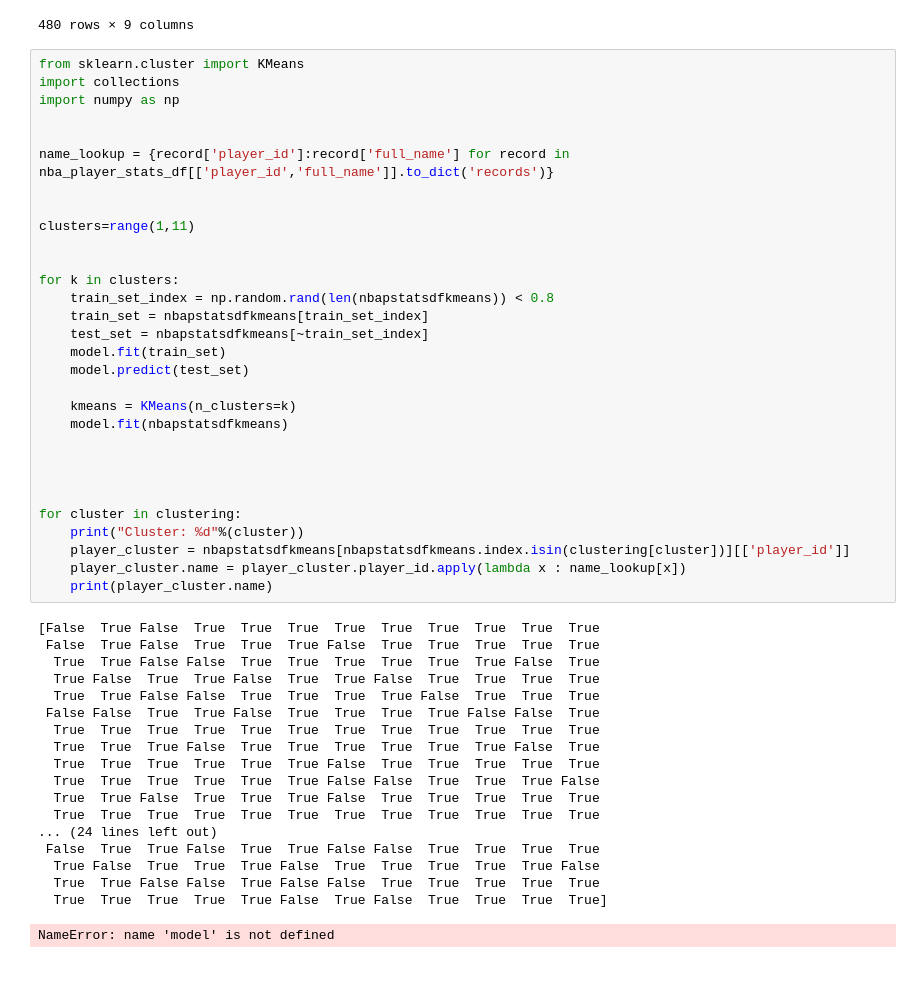
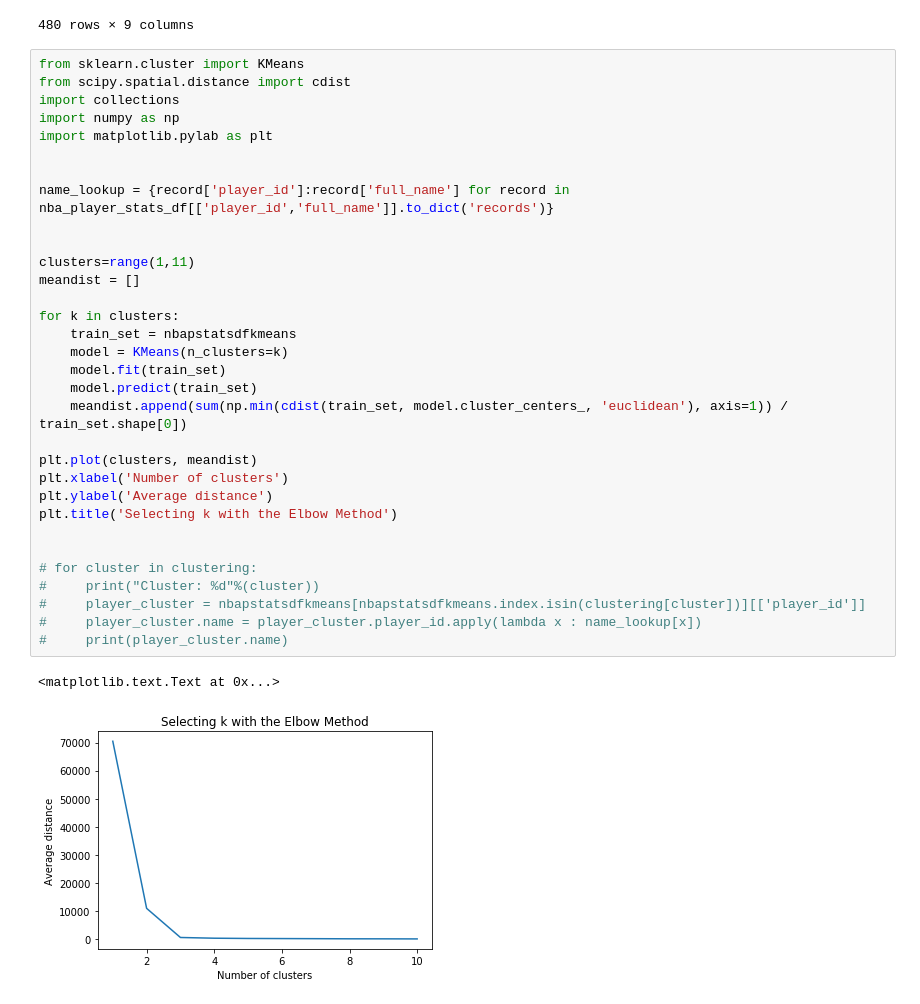
Before and after one commit to AndreiUngur/Codejam2017, a Jupyter notebook: Getting_NBA_Data.ipynb, the cells around one changed output. Cells and saved outputs as stored; diff of their text form; blank space fills up the shorter version.

Commit message:
addded in a graph to visualize elbow in kmeans clustering

```diff
--- a/Getting_NBA_Data.ipynb
+++ b/Getting_NBA_Data.ipynb
@@ -89,50 +89,36 @@ nbapstatsdfkmeans
 480 rows × 9 columns
 # %%
 from sklearn.cluster import KMeans
+from scipy.spatial.distance import cdist
 import collections
 import numpy as np
+import matplotlib.pylab as plt
 
 
 name_lookup = {record['player_id']:record['full_name'] for record in nba_player_stats_df[['player_id','full_name']].to_dict('records')}
 
 
 clusters=range(1,11)
+meandist = []
+
+for k in clusters:
+    train_set = nbapstatsdfkmeans
+    model = KMeans(n_clusters=k)
+    model.fit(train_set)
+    model.predict(train_set)
+    meandist.append(sum(np.min(cdist(train_set, model.cluster_centers_, 'euclidean'), axis=1)) / train_set.shape[0])
+
+plt.plot(clusters, meandist)
+plt.xlabel('Number of clusters')
+plt.ylabel('Average distance')
+plt.title('Selecting k with the Elbow Method')
 
 
-for k in clusters:
-    train_set_index = np.random.rand(len(nbapstatsdfkmeans)) < 0.8
-    train_set = nbapstatsdfkmeans[train_set_index]
-    test_set = nbapstatsdfkmeans[~train_set_index]
-    model.fit(train_set)
-    model.predict(test_set)
-
-    kmeans = KMeans(n_clusters=k)
-    model.fit(nbapstatsdfkmeans)
-
-
-
-
-for cluster in clustering:
-    print("Cluster: %d"%(cluster))
-    player_cluster = nbapstatsdfkmeans[nbapstatsdfkmeans.index.isin(clustering[cluster])][['player_id']]
-    player_cluster.name = player_cluster.player_id.apply(lambda x : name_lookup[x])
-    print(player_cluster.name)
+# for cluster in clustering:
+#     print("Cluster: %d"%(cluster))
+#     player_cluster = nbapstatsdfkmeans[nbapstatsdfkmeans.index.isin(clustering[cluster])][['player_id']]
+#     player_cluster.name = player_cluster.player_id.apply(lambda x : name_lookup[x])
+#     print(player_cluster.name)
 # %% [output]
-[False  True False  True  True  True  True  True  True  True  True  True
- False  True False  True  True  True False  True  True  True  True  True
-  True  True False False  True  True  True  True  True  True False  True
-  True False  True  True False  True  True False  True  True  True  True
-  True  True False False  True  True  True  True False  True  True  True
- False False  True  True False  True  True  True  True False False  True
-  True  True  True  True  True  True  True  True  True  True  True  True
-  True  True  True False  True  True  True  True  True  True False  True
-  True  True  True  True  True  True False  True  True  True  True  True
-  True  True  True  True  True  True False False  True  True  True False
-  True  True False  True  True  True False  True  True  True  True  True
-  True  True  True  True  True  True  True  True  True  True  True  True
-... (24 lines left out)
- False  True  True False  True  True False False  True  True  True  True
-  True False  True  True  True False  True  True  True  True  True False
-  True  True False False  True False False  True  True  True  True  True
-  True  True  True  True  True False  True False  True  True  True  True]
+<matplotlib.text.Text at 0x...>
-NameError: name 'model' is not defined
+[figure, added]
```
